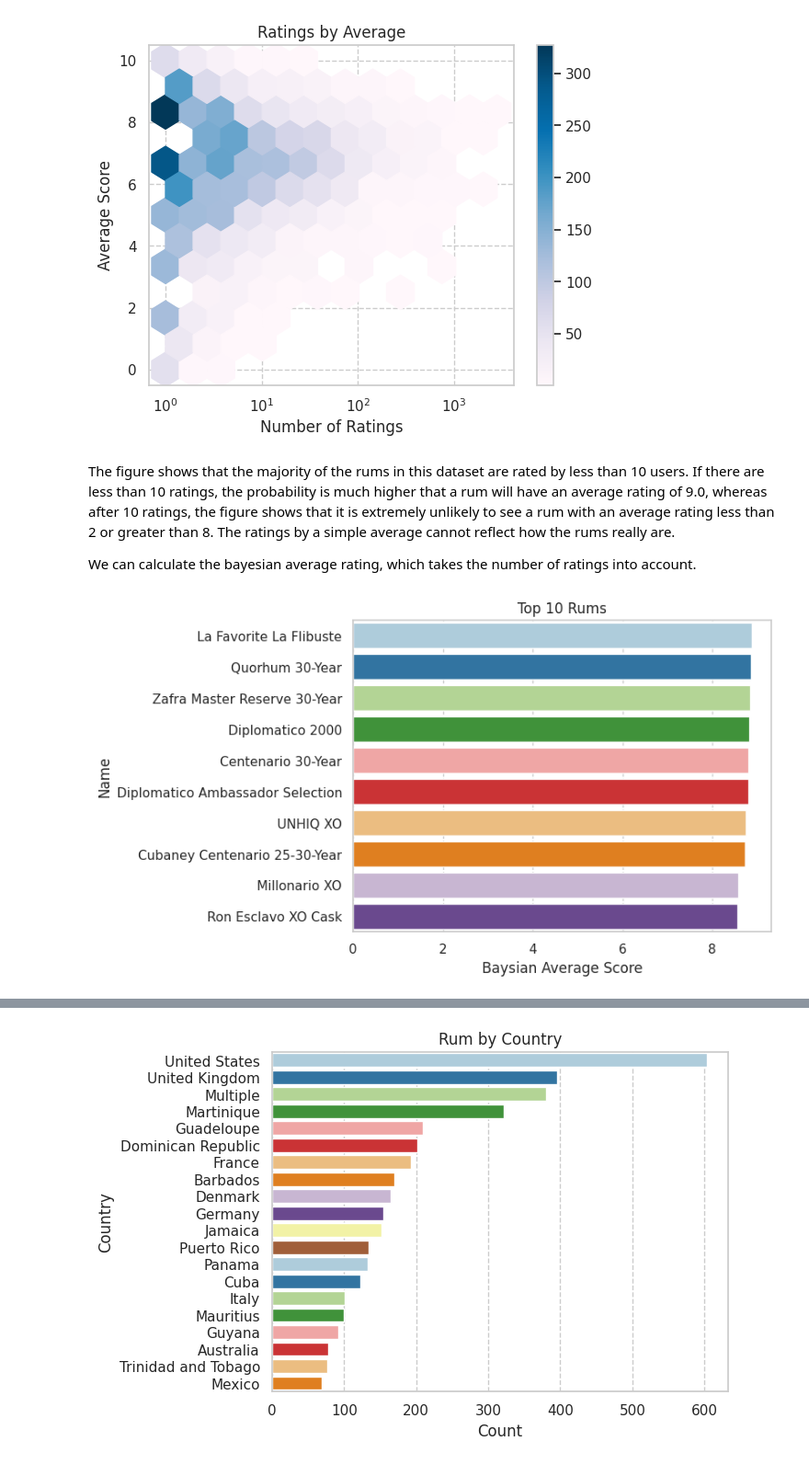
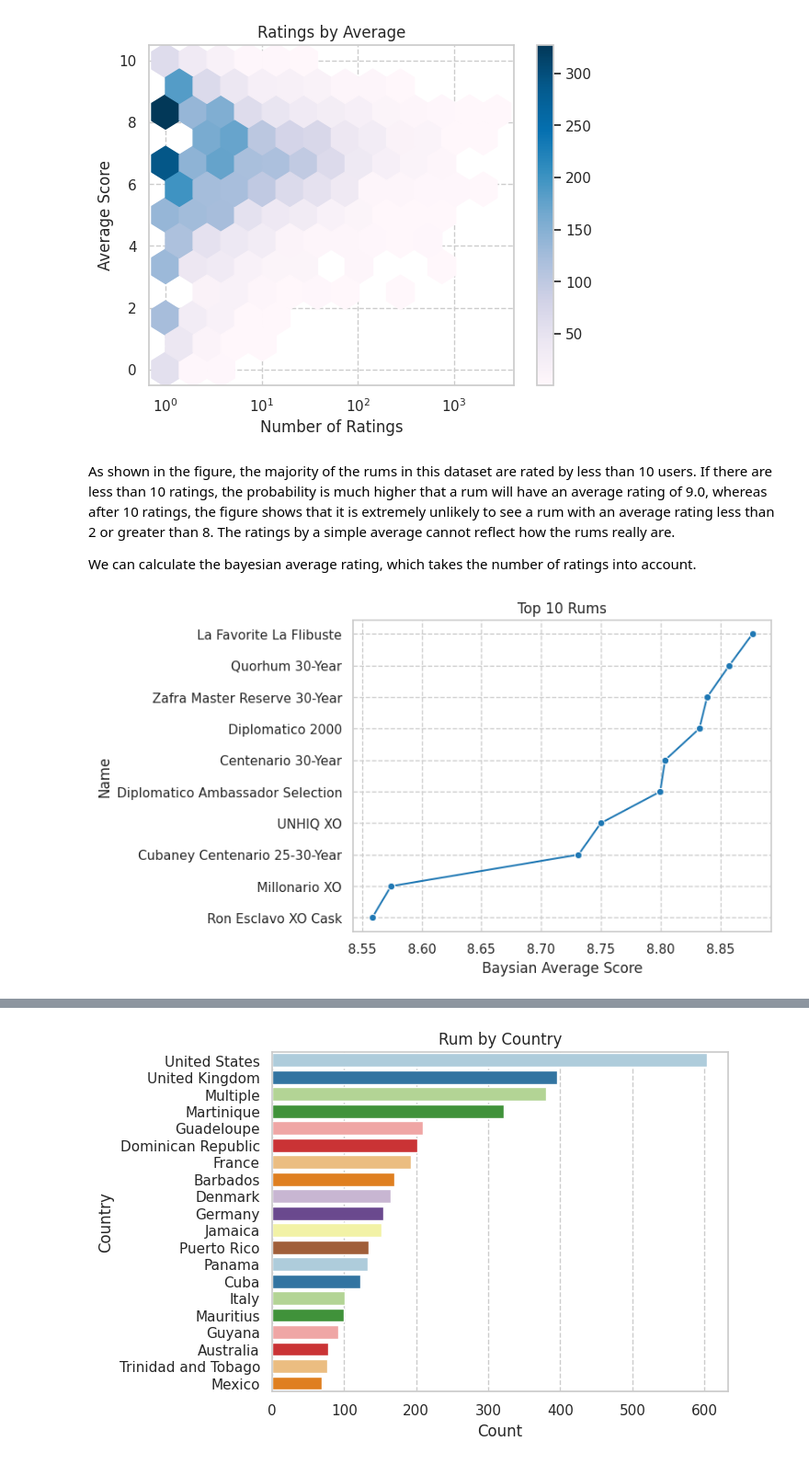
Before and after one commit to yinanazhou/rum-analysis, a Jupyter notebook: data_analysis.ipynb, the cells around one changed output, grey strips where cells are left out. Shown: that part at 92% size. Cells and saved outputs as stored; diff of their text form; code cells hidden in the pictures.

Commit message:
Update best rum plot

```diff
--- a/data_analysis.ipynb
+++ b/data_analysis.ipynb
@@ -147,7 +149,7 @@ plt.show()
 # %% [output]
 [figure]
 # %% [markdown]
-The figure shows that the majority of the rums in this dataset are rated by less than 10 users. If there are less than 10 ratings, the probability is much higher that a rum will have an average rating of 9.0, whereas after 10 ratings, the figure shows that it is extremely unlikely to see a rum with an average rating less than 2 or greater than 8. The ratings by a simple average cannot reflect how the rums really are.
+As shown in the figure, the majority of the rums in this dataset are rated by less than 10 users. If there are less than 10 ratings, the probability is much higher that a rum will have an average rating of 9.0, whereas after 10 ratings, the figure shows that it is extremely unlikely to see a rum with an average rating less than 2 or greater than 8. The ratings by a simple average cannot reflect how the rums really are.
 
 We can calculate the bayesian average rating, which takes the number of ratings into account.
 # %%
@@ -157,10 +159,14 @@ df['bAveScore'] = (df['Score'] * df['nRatings'] + C * m) / (df['nRatings'] + C)
 # %%
 top = df.sort_values(by='bAveScore', ascending=False)
 top['fullName'] = top['Company'] + ' ' + top['Name']
-sns.barplot(y='fullName', x='bAveScore', data=top[:10])
+sns.lineplot(y='fullName',
+             x='bAveScore',
+             data=top[:10],
+             color=sns.color_palette()[1],
+             marker='o')
 plt.xlabel('Baysian Average Score')
 plt.ylabel('Name')
 plt.title('Top 10 Rums')
 plt.show()
 # %% [output]
-[figure, old version]
+[figure, new version]
```
Also changed, not shown: parts of 12 cells of this notebook.
